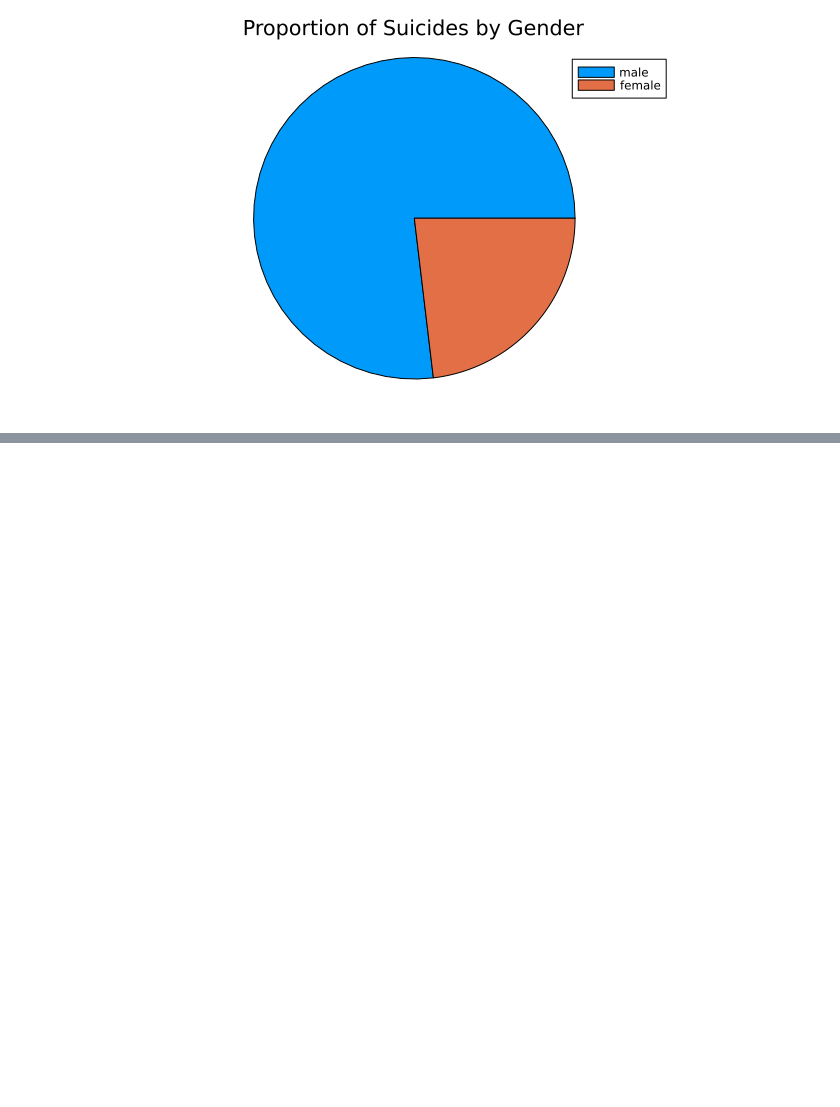
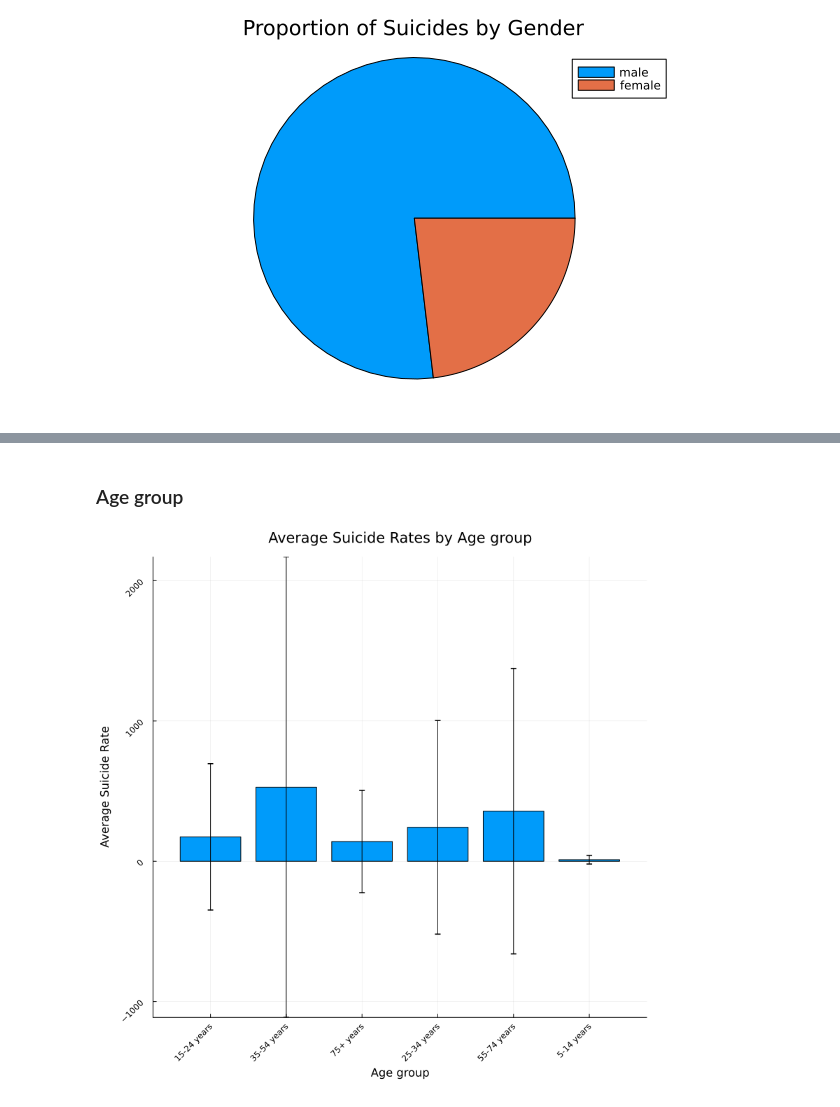
Before and after one commit to Uni-Sopron/progDS-24t-suicide, a Jupyter notebook: notebooks/suicide.ipynb, the cells around one changed output, grey strips where cells are left out. Saved outputs shown, nothing was run; the diff lists cells and outputs as text; code cells hidden in the pictures; blank space fills up the shorter version.

```diff
--- a/notebooks/suicide.ipynb
+++ b/notebooks/suicide.ipynb
@@ -85 +129,23 @@ bar(
+# %% [markdown]
+### Age group
+# %%
+suicide_avg_by_age = combine(
+    groupby(df, :age),
+    :suicides_no => mean => :suicide_rate_avg,
+    :suicides_no => std => :suicide_rate_std
+)
+
+bar(
+    suicide_avg_by_age.age,
+    suicide_avg_by_age.suicide_rate_avg,
+    yerr = suicide_avg_by_age.suicide_rate_std,
+    title="Average Suicide Rates by Age group",
+    xlabel="Age group",
+    ylabel="Average Suicide Rate",
+    legend=false,
+    rotation=45,
+    size=(800, 800),
+)
+# %% [output]
+[figure, added]
 # %% [markdown]
```
Also changed, not shown: parts of 9 cells of this notebook.
